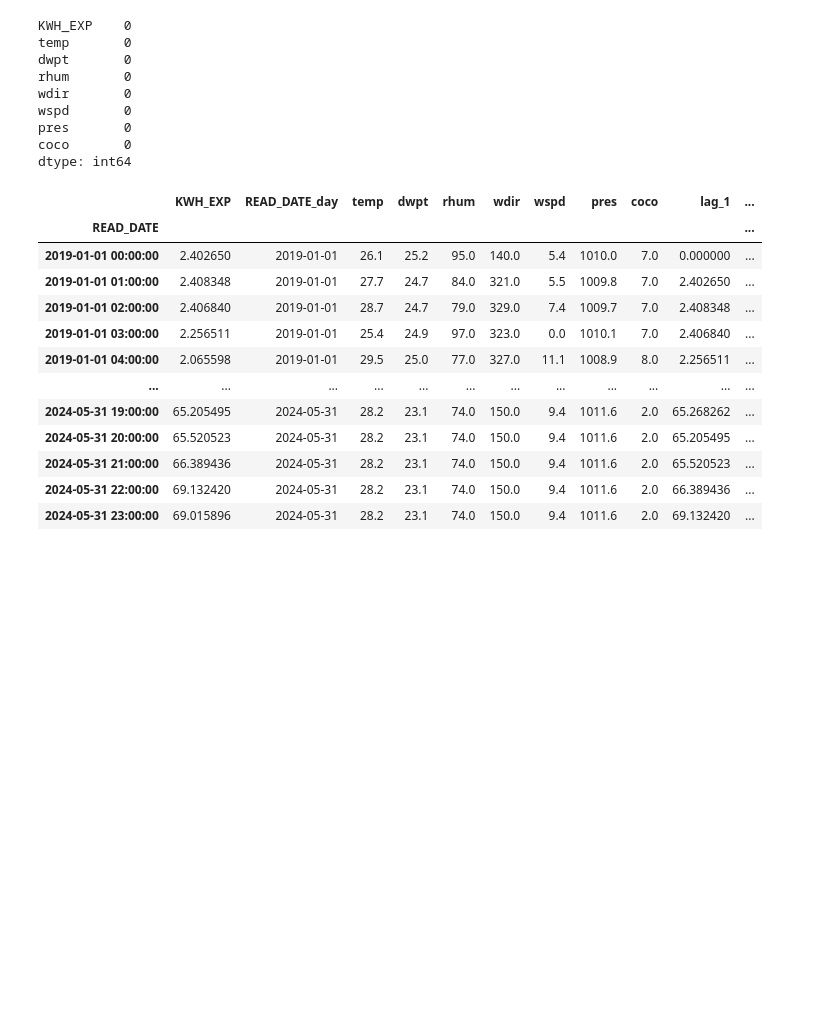
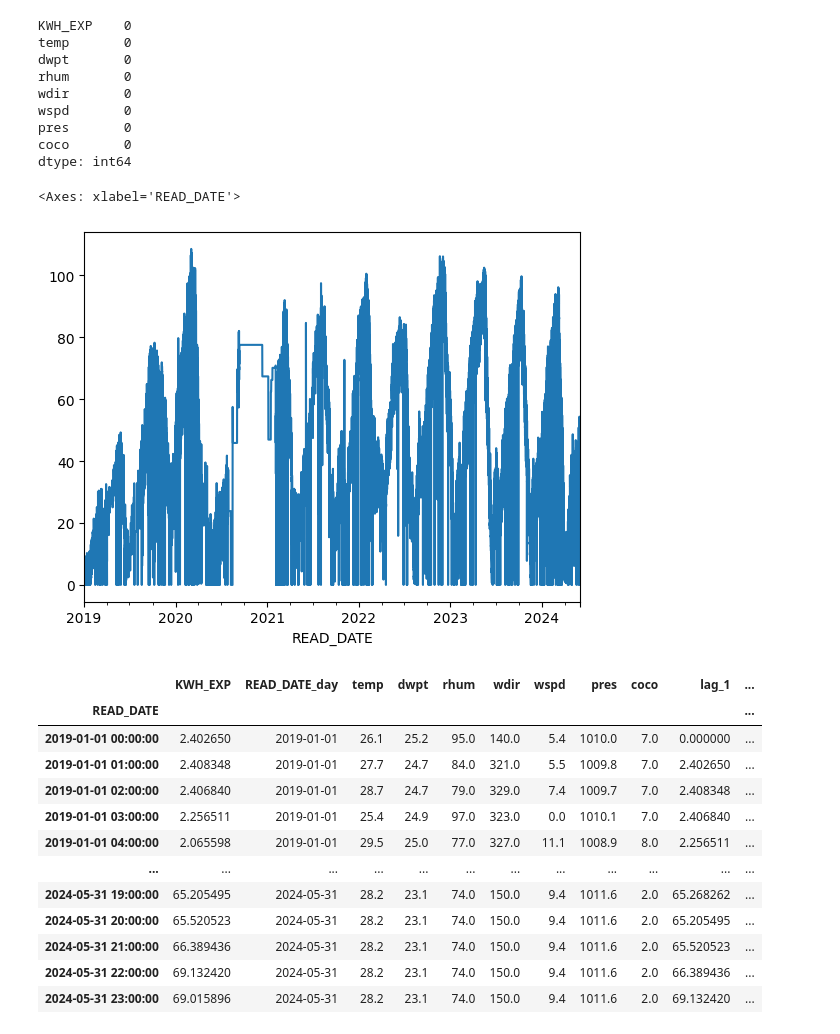
Before and after one commit to srikresna/electricity-usage-forecast, a Jupyter notebook: 6-data-preparation-for-training.ipynb, the cells around one changed output. Cells and saved outputs as stored; diff of their text form; code cells hidden in the pictures; blank space fills up the shorter version.

```diff
--- a/6-data-preparation-for-training.ipynb
+++ b/6-data-preparation-for-training.ipynb
@@ -195,6 +182,11 @@ coco       0
 dtype: int64
 # %%
 df.to_csv('processed/442400146024_hourly_meteostat.csv')
+# %%
+df['KWH_EXP'].plot()
+# %% [output]
+<Axes: xlabel='READ_DATE'>
+[figure, added]
 # %%
 fe = FeatureExtractor(df, 'KWH_EXP')
 df_features = (
```
Also changed, not shown: parts of 6 cells of this notebook, 4 other files.
